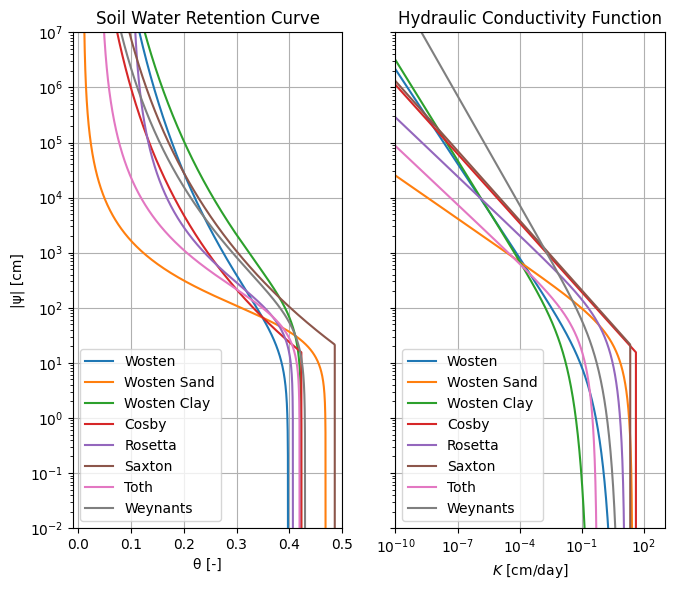
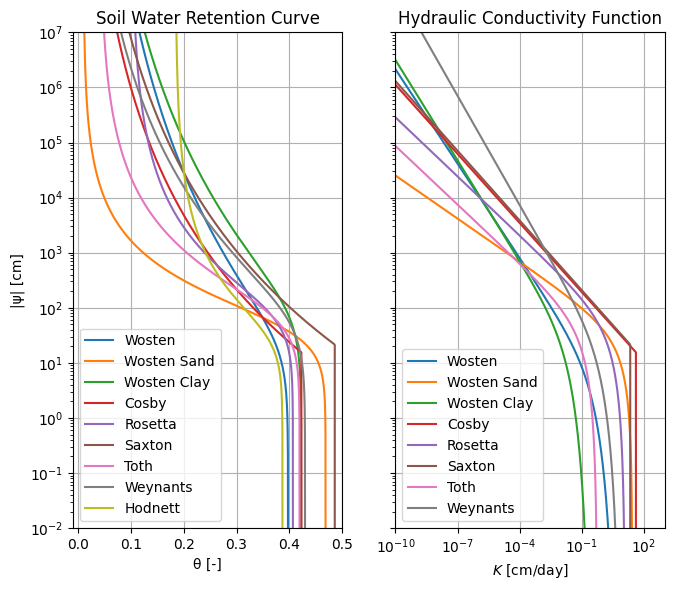
The change to this notebook cell's code, shown as a diff; its figure went from the first image to the second:
--- before
+++ after
@@ -8,4 +8,5 @@
 pe.plot.curves(toth, axes, label="Toth")
 pe.plot.curves(wey, axes, label="Weynants")
+pe.plot.swrc(hod, ax=axes[0], label="Hodnett")
 axes[0].set_title("Soil Water Retention Curve")
 axes[0].set_xlim(-0.01, 0.5)

Commit: add hodnett ptf